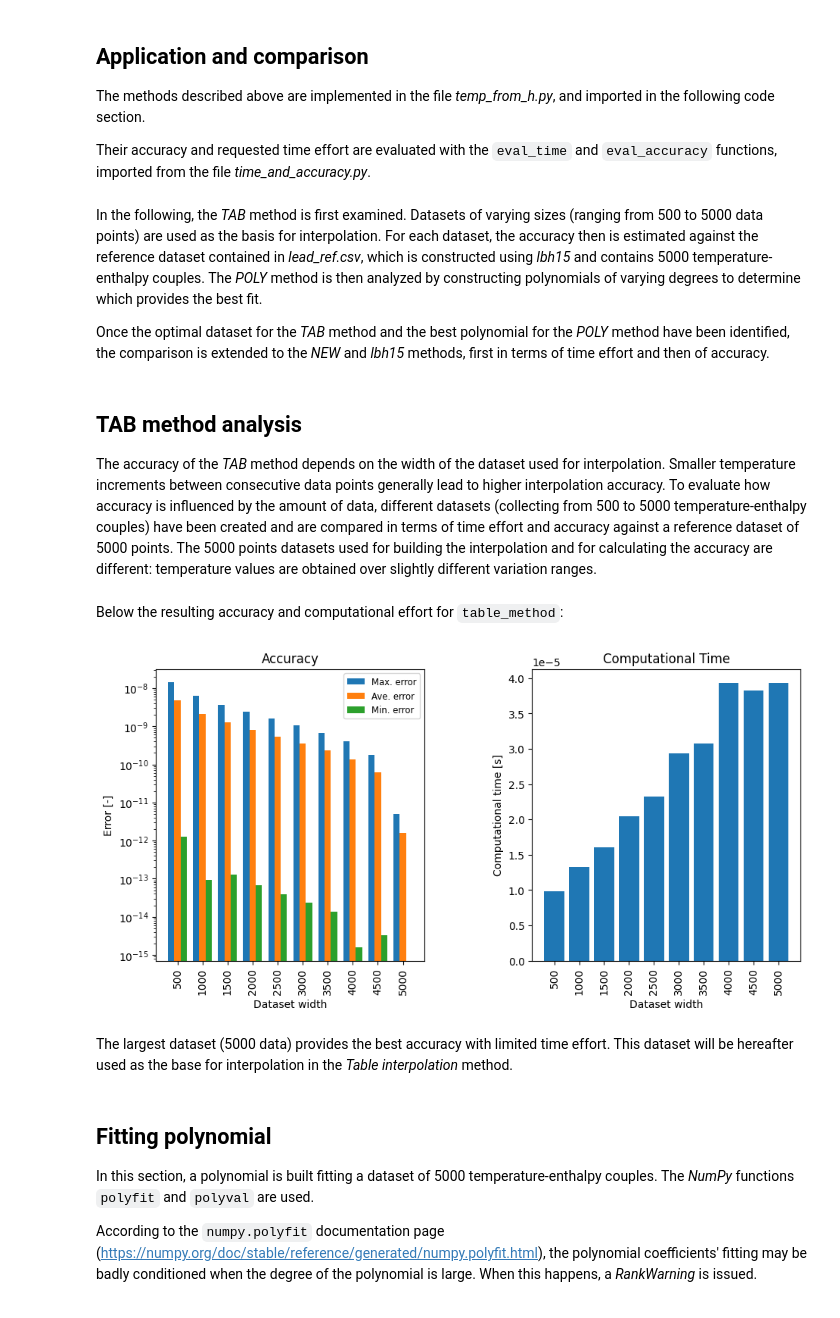
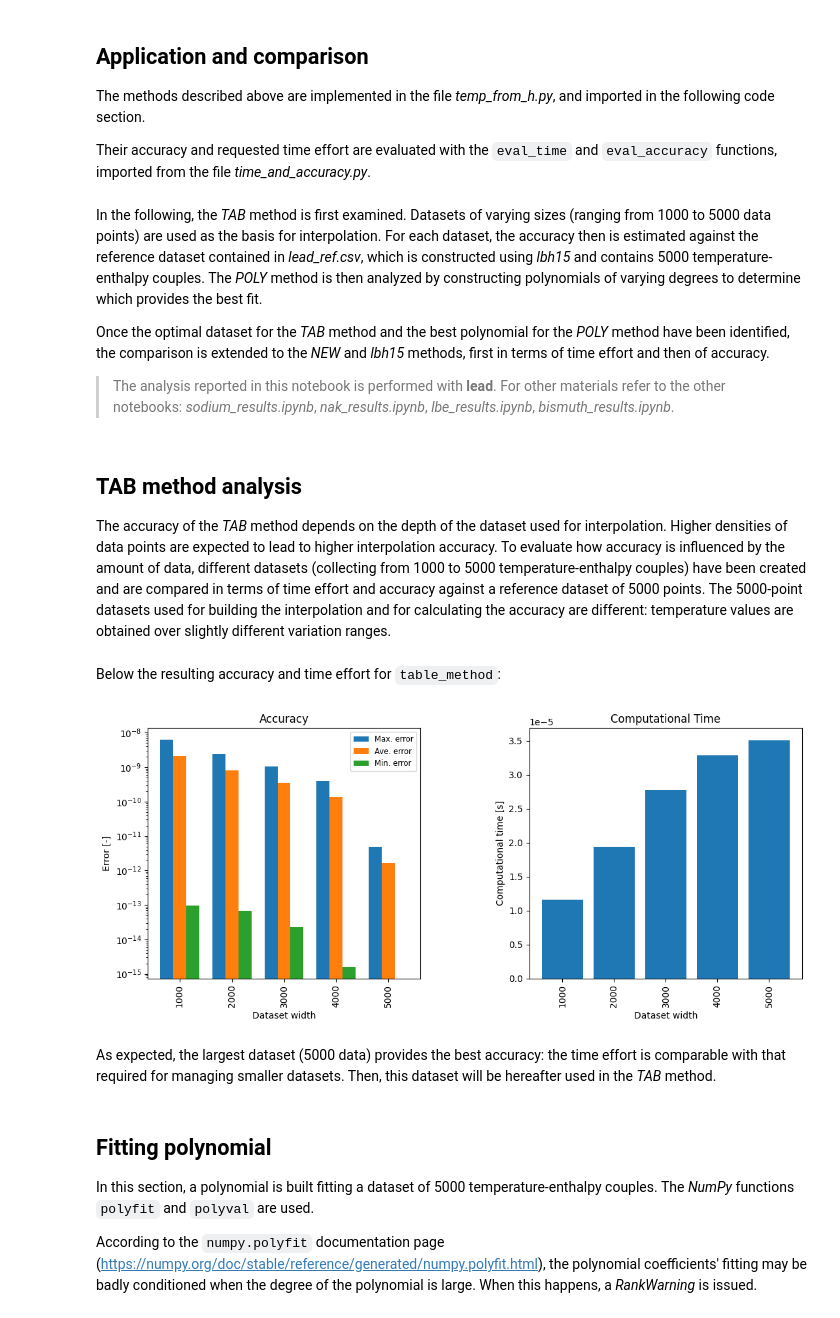
Before and after one commit to newcleo-dev-team/dassh_nc, a Jupyter notebook: enthalpy_to_temperature/enthalpy2temperature.ipynb, the cells around one changed output. Saved outputs shown, nothing was run; the diff lists cells and outputs as text; code cells hidden in the pictures.

Commit message:
[034_enthalpy_to_temperature], issue #34, added results for other materials

```diff
--- a/enthalpy_to_temperature/enthalpy2temperature.ipynb
+++ b/enthalpy_to_temperature/enthalpy2temperature.ipynb
@@ -49,36 +49,53 @@ The methods described above are implemented in the file _temp_from_h.py_, and im
 Their accuracy and requested time effort are evaluated with the `eval_time` and `eval_accuracy` functions, imported from the file _time_and_accuracy.py_.
 # %%
 from temp_from_h import newton_method, lbh15_method, table_method, poly_method
-from time_and_accuracy import eval_time, eval_accuracy, table_method_summary
+from time_and_accuracy import eval_time, eval_accuracy, table_method_summary, \
+    get_poly_results
 from plots import plot_table_evaluation, plot_polynomium_results, \
     plot_accuracy_comparison
-from _commons import DB_SIZES, DEG, DB_PATH_SUFFIX, DB_PATH_PREFIX
+from _commons import DB_SIZES, T_IN
 import numpy as np
+from dassh import Material
 from tabulate import tabulate
 import os
 
-reference = np.genfromtxt(os.path.join('data','lead_ref.csv'), delimiter=',')
+
+MATERIAL: str = 'lead'
+"""Material to be used"""
+DB_PATH_PREFIX: str = f"{MATERIAL}_"
+"""Prefix for the path to the data files"""
+DB_PATH_SUFFIX: str = ".csv"
+"""Suffix for the path to the data files"""
+DATA_FOLDER: str = os.path.join('data', MATERIAL)
+"""Folder containing the data files"""
+reference = np.genfromtxt(os.path.join(DATA_FOLDER, f'{MATERIAL}_ref.csv'),
+                          delimiter=',')
+coolant = Material(MATERIAL, T_IN)
 # %% [markdown]
-In the following, the _TAB_ method is first examined. Datasets of varying sizes (ranging from 500 to 5000 data points) are used as the basis for interpolation. For each dataset, the accuracy then is estimated against the reference dataset contained in _lead_ref.csv_, which is constructed using _lbh15_ and contains 5000 temperature-enthalpy couples.
+In the following, the _TAB_ method is first examined. Datasets of varying sizes (ranging from 1000 to 5000 data points) are used as the basis for interpolation. For each dataset, the accuracy then is estimated against the reference dataset contained in _lead_ref.csv_, which is constructed using _lbh15_ and contains 5000 temperature-enthalpy couples.
 The _POLY_ method is then analyzed by constructing polynomials of varying degrees to determine which provides the best fit.
 
 Once the optimal dataset for the _TAB_ method and the best polynomial for the _POLY_ method have been identified, the comparison is extended to the _NEW_ and _lbh15_ methods, first in terms of time effort and then of accuracy.
+
+
+> The analysis reported in this notebook is performed with **lead**. For other materials refer to the other notebooks:  _sodium_results.ipynb_, _nak_results.ipynb_, _lbe_results.ipynb_, _bismuth_results.ipynb_.
 # %% [markdown]
 ## TAB method analysis
-The accuracy of the _TAB_ method depends on the width of the dataset used for interpolation. Smaller temperature increments between consecutive data points generally lead to higher interpolation accuracy. To evaluate how accuracy is influenced by the amount of data, different datasets (collecting from 500 to 5000 temperature-enthalpy couples) have been created and are compared in terms of time effort and accuracy against a reference dataset of 5000 points. The 5000 points datasets used for building the interpolation and for calculating the accuracy are different: temperature values are obtained over slightly different variation ranges.
+The accuracy of the _TAB_ method depends on the depth of the dataset used for interpolation. Higher densities of data points are expected to lead to higher interpolation accuracy. To evaluate how accuracy is influenced by the amount of data, different datasets (collecting from 1000 to 5000 temperature-enthalpy couples) have been created and are compared in terms of time effort and accuracy against a reference dataset of 5000 points. The 5000-point datasets used for building the interpolation and for calculating the accuracy are different: temperature values are obtained over slightly different variation ranges.
 # %%
 results_table = {}
-
-for s in DB_SIZES:
-    results_table[s] = table_method_summary(reference, s)
+for s in DB_SIZES[MATERIAL]:
+    path = DB_PATH_PREFIX + str(s) + DB_PATH_SUFFIX
+    data_path = os.path.join(DATA_FOLDER, path)
+    results_table[s] = table_method_summary(reference, data_path)
 # %% [markdown]
-Below the resulting accuracy and computational effort for `table_method`:
+Below the resulting accuracy and time effort for `table_method`:
 # %%
-plot_table_evaluation(results_table)
+plot_table_evaluation(results_table, MATERIAL)
 # %% [output]
-[figure, old version]
+[figure, new version]
 # %% [markdown]
-The largest dataset (5000 data) provides the best accuracy with limited time effort. This dataset will be hereafter used as the base for interpolation in the _Table interpolation_ method.
+As expected, the largest dataset (5000 data) provides the best accuracy: the time effort is comparable with that required for managing smaller datasets. Then, this dataset will be hereafter used in the _TAB_ method.
 # %% [markdown]
 ## Fitting polynomial
 In this section, a polynomial is built fitting a dataset of 5000 temperature-enthalpy couples. The _NumPy_ functions `polyfit` and `polyval` are used.
```
Also changed, not shown: parts of 9 cells of this notebook, 42 other files.
